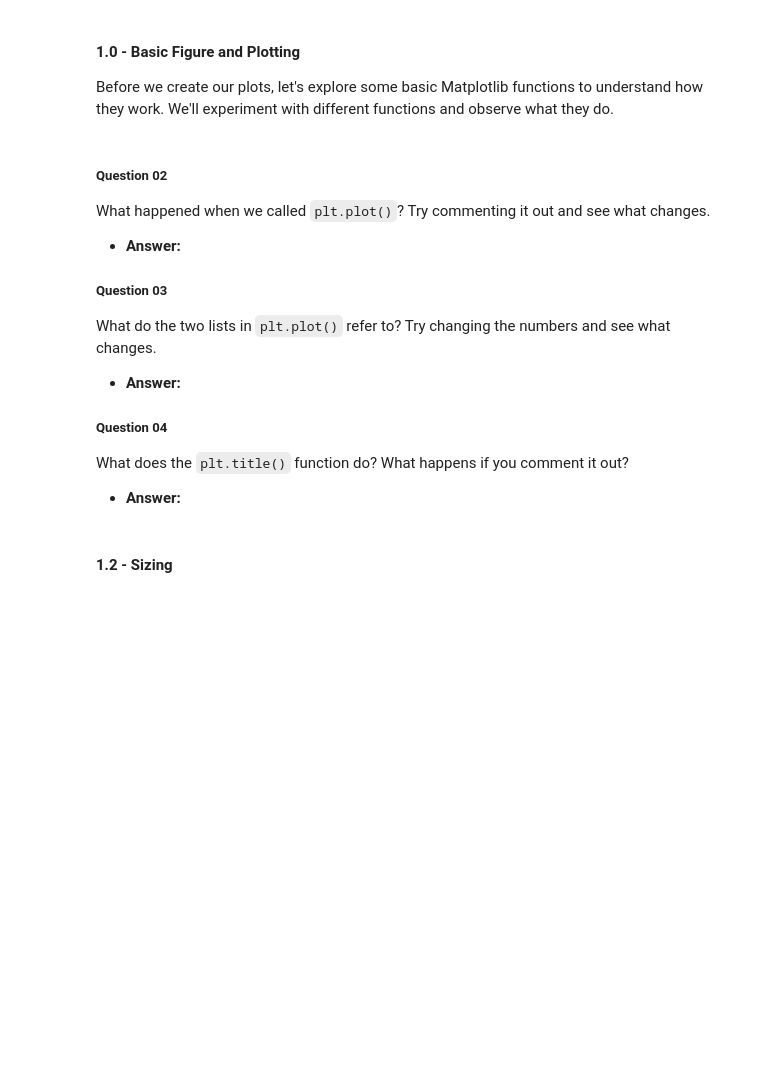
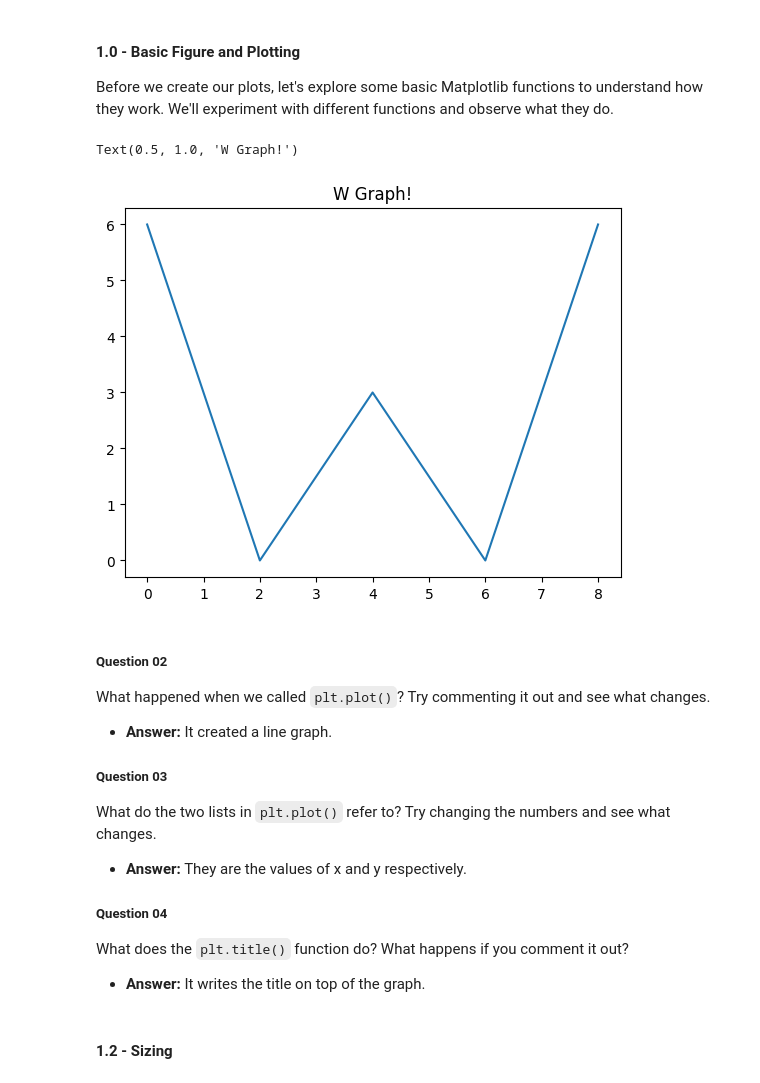
Before and after one commit to Wazih-Taosif/unit-3-ai, a Jupyter notebook: 02-intro/intro-to-notebooks.ipynb, the cells around one changed output. Cells and saved outputs as stored; diff of their text form; code cells hidden in the pictures; blank space fills up the shorter version.

```diff
--- a/02-intro/intro-to-notebooks.ipynb
+++ b/02-intro/intro-to-notebooks.ipynb
@@ -124,20 +126,24 @@ import matplotlib.pyplot as plt
 #### 1.0 - Basic Figure and Plotting
 Before we create our plots, let's explore some basic Matplotlib functions to understand how they work. We'll experiment with different functions and observe what they do.
 # %%
-plt.plot([1, 2, 3], [1, 2, 3])
-plt.title("My Graph")
+plt.plot([0, 2, 4, 6, 8], [6, 0, 3, 0, 6])
+plt.title("W Graph!")
+# %% [output]
+Text(0.5, 1.0, 'W Graph!')
+[figure, added]
 # %% [markdown]
 ##### Question 02
 What happened when we called `plt.plot()`? Try commenting it out and see what changes.
 - **Answer:**
-
+It created a line graph.
 ##### Question 03
 What do the two lists in `plt.plot()` refer to? Try changing the numbers and see what changes.
 - **Answer:**
-
+They are the values of x and y respectively.
 ##### Question 04
 What does the `plt.title()` function do? What happens if you comment it out?
 - **Answer:**
+It writes the title on top of the graph.
 # %% [markdown]
 #### 1.2 - Sizing
 # %%
```
Also changed, not shown: parts of 17 cells of this notebook, 4 other files.
